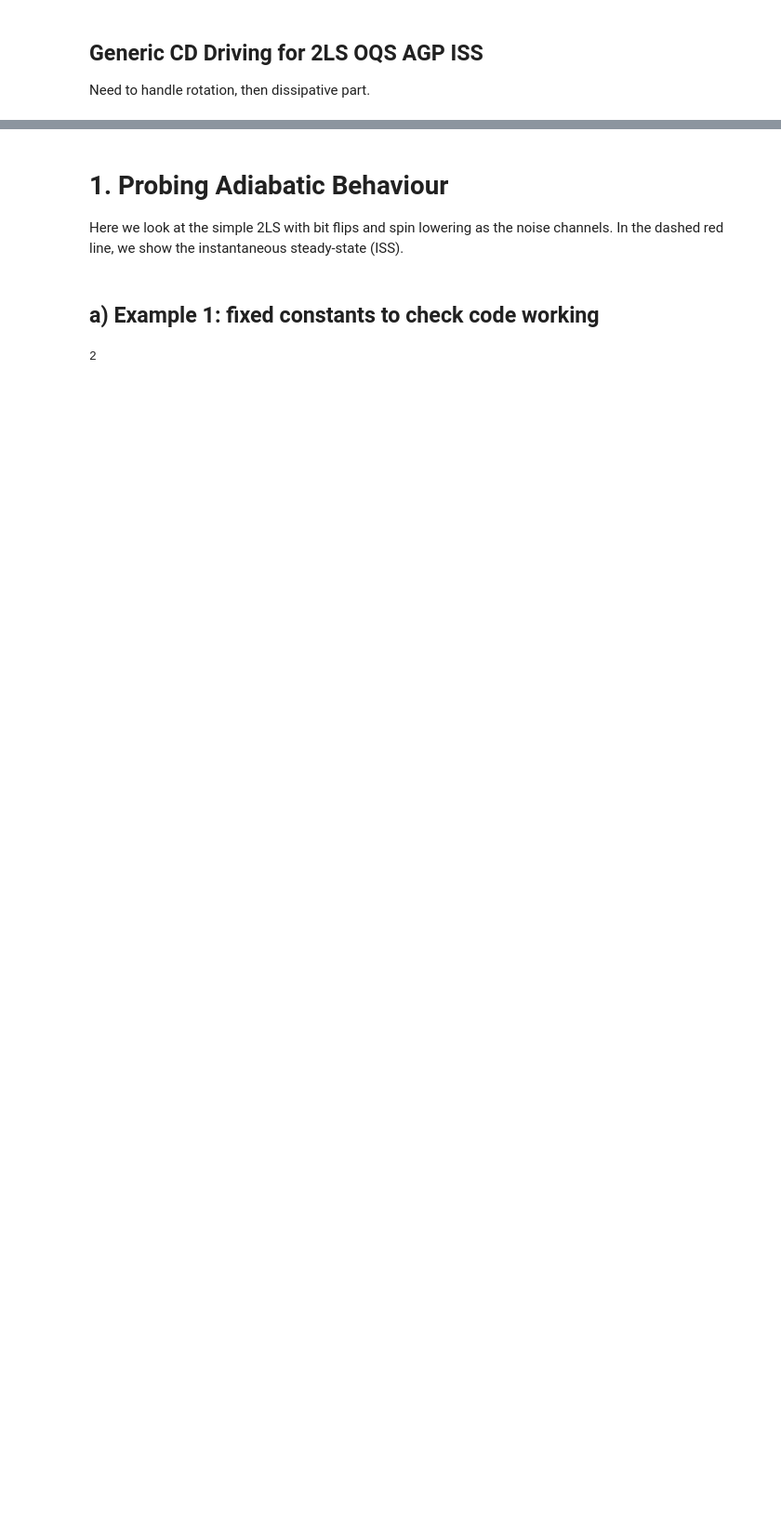
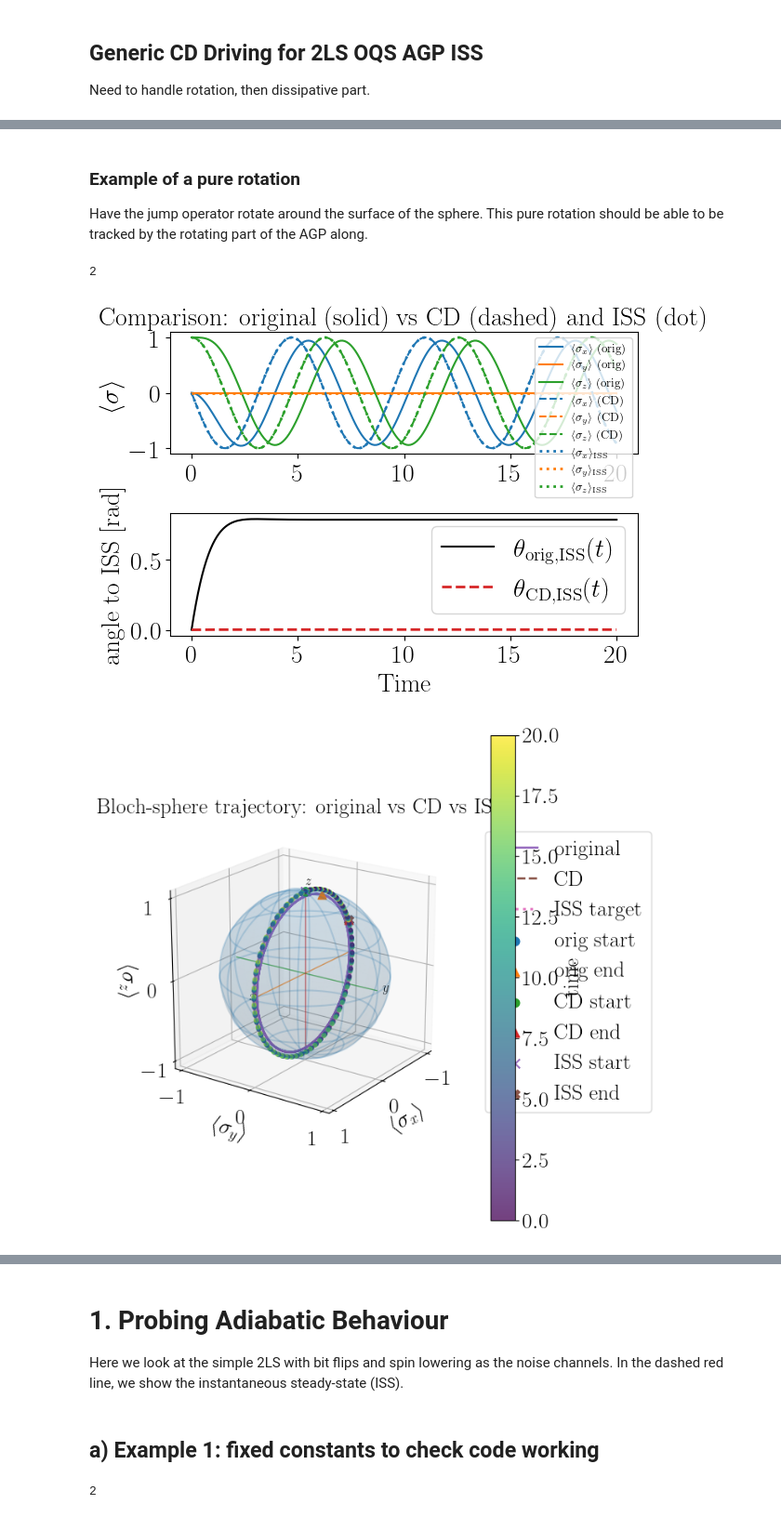
Before and after one commit to jwalkling/Driven_OQS, a Jupyter notebook: src_code/notebooks/2LS Lindblad.ipynb, the cells around one changed output, grey strips where cells are left out. Shown at 93% size. Cells and saved outputs as stored; diff of their text form; code cells hidden in the pictures; blank space fills up the shorter version.

```diff
--- a/src_code/notebooks/2LS Lindblad.ipynb
+++ b/src_code/notebooks/2LS Lindblad.ipynb
@@ -1091,0 +1085,18 @@ LindbladISSCD(
+# %% [markdown]
+### Example of a pure rotation
+Have the jump operator rotate around the surface of the sphere. This pure rotation should be able to be tracked by the rotating part of the AGP along.
+# %%
+tmax=20.0
+LindbladISSCD(
+    tmax=tmax,
+    H_of_t=lambda t: 0.0*Pauli.sx,
+    jumps_of_t=lambda t: [Jump((np.cos(t)*Pauli.sx+np.sin(t)*Pauli.sz)+1.j*Pauli.sy, 0.5)],
+    nsteps=201,
+    do_plot=True,
+    apply_cd=True,
+    blochball=True,
+)
+# %% [output]
+2
+[figure, added]
+[figure, added]
```
Also changed, not shown: parts of 22 cells of this notebook.
